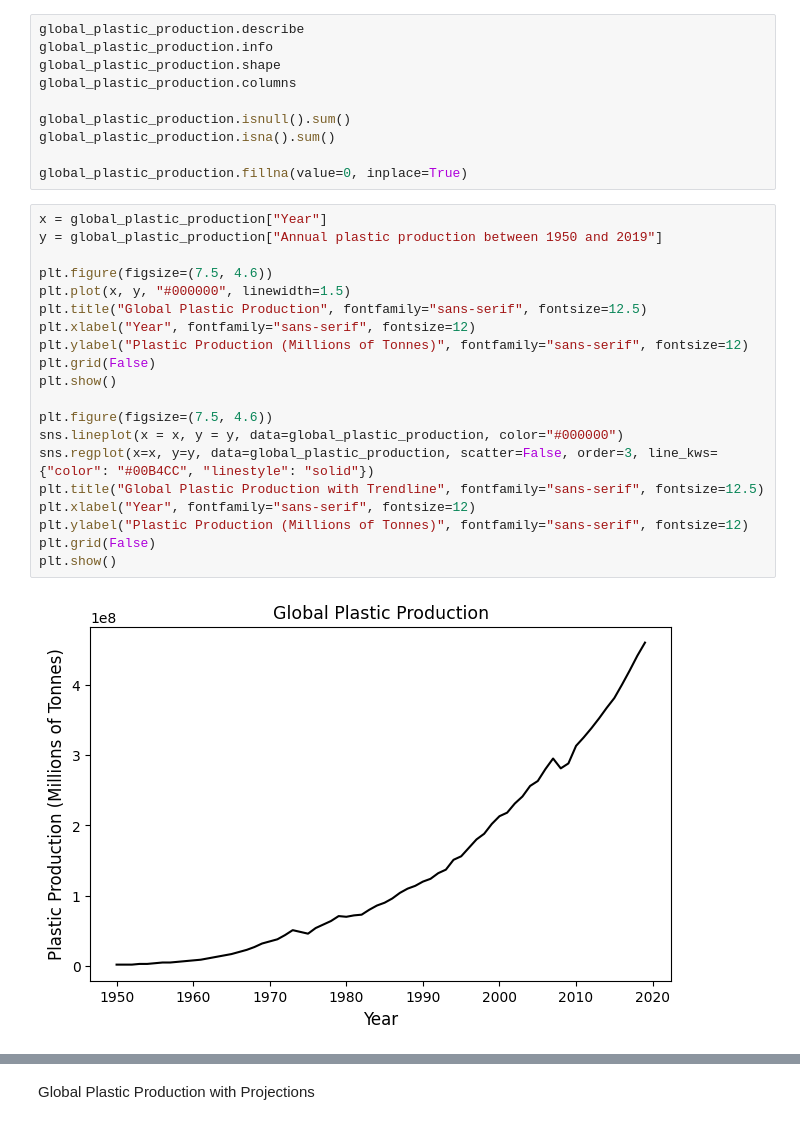
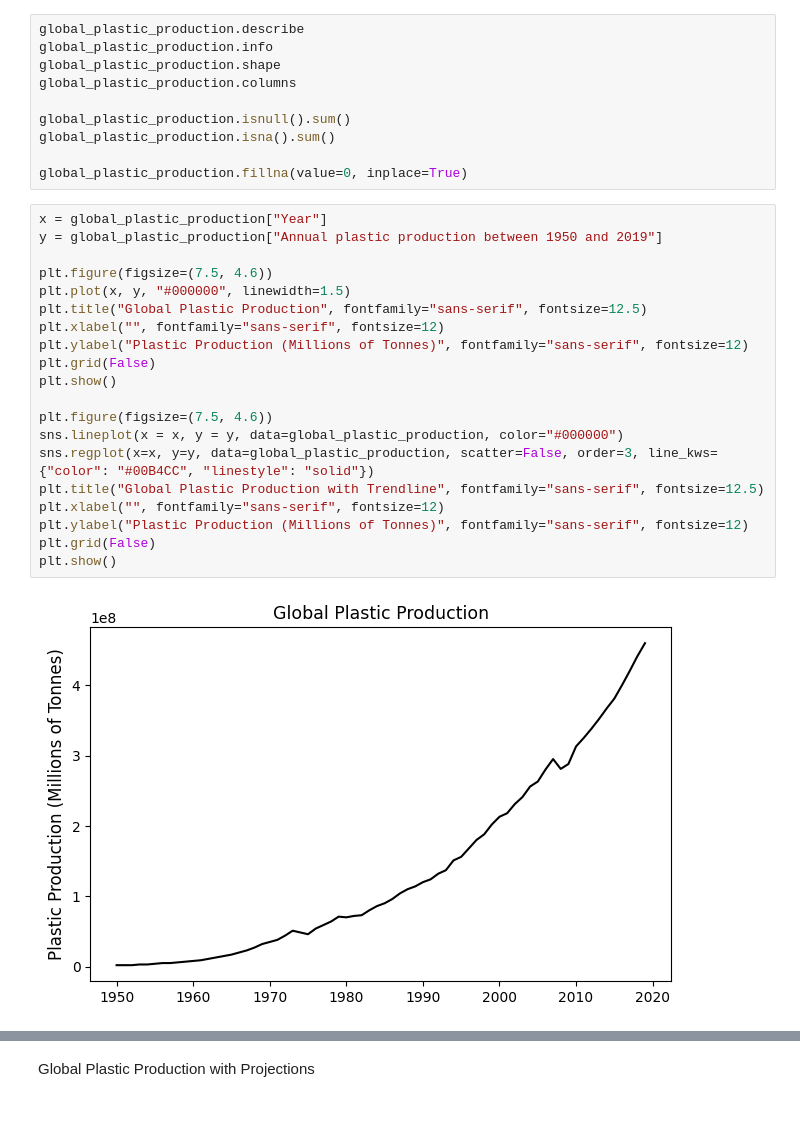
Before and after one commit to MarcoFer23/Data_Analysis_Projects, a Jupyter notebook: Python_Exercises/20231204_Epicode_Capstone_project.ipynb, the cells around one changed output, grey strips where cells are left out. Drawn from its saved outputs; the diff is of its cells as text.

```diff
--- a/Python_Exercises/20231204_Epicode_Capstone_project.ipynb
+++ b/Python_Exercises/20231204_Epicode_Capstone_project.ipynb
@@ -37,22 +37,22 @@ global_plastic_production.fillna(value=0, inplace=True)
 # %%
 x = global_plastic_production["Year"]
 y = global_plastic_production["Annual plastic production between 1950 and 2019"]
 
 plt.figure(figsize=(7.5, 4.6))
 plt.plot(x, y, "#000000", linewidth=1.5)
 plt.title("Global Plastic Production", fontfamily="sans-serif", fontsize=12.5)
-plt.xlabel("Year", fontfamily="sans-serif", fontsize=12)
+plt.xlabel("", fontfamily="sans-serif", fontsize=12)
 plt.ylabel("Plastic Production (Millions of Tonnes)", fontfamily="sans-serif", fontsize=12)
 plt.grid(False)
 plt.show()
 
 plt.figure(figsize=(7.5, 4.6))
 sns.lineplot(x = x, y = y, data=global_plastic_production, color="#000000")
 sns.regplot(x=x, y=y, data=global_plastic_production, scatter=False, order=3, line_kws={"color": "#00B4CC", "linestyle": "solid"})
 plt.title("Global Plastic Production with Trendline", fontfamily="sans-serif", fontsize=12.5)
-plt.xlabel("Year", fontfamily="sans-serif", fontsize=12)
+plt.xlabel("", fontfamily="sans-serif", fontsize=12)
 plt.ylabel("Plastic Production (Millions of Tonnes)", fontfamily="sans-serif", fontsize=12)
 plt.grid(False)
 plt.show()
 # %% [output]
-[figure, old version]
+[figure, new version]
```
Also changed, not shown: parts of 6 cells of this notebook.
